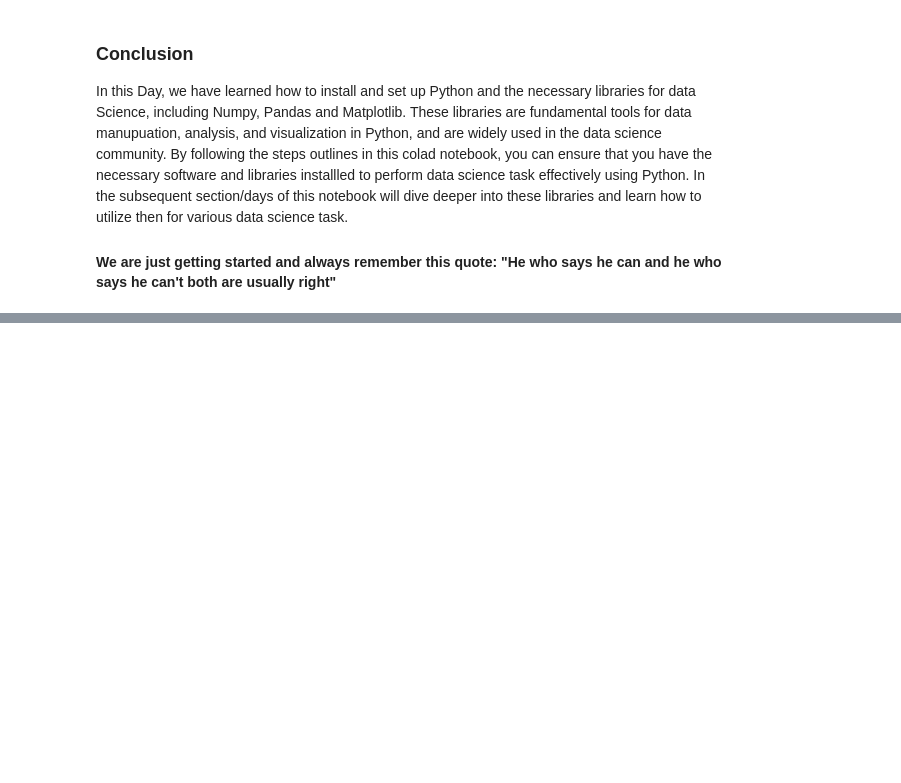
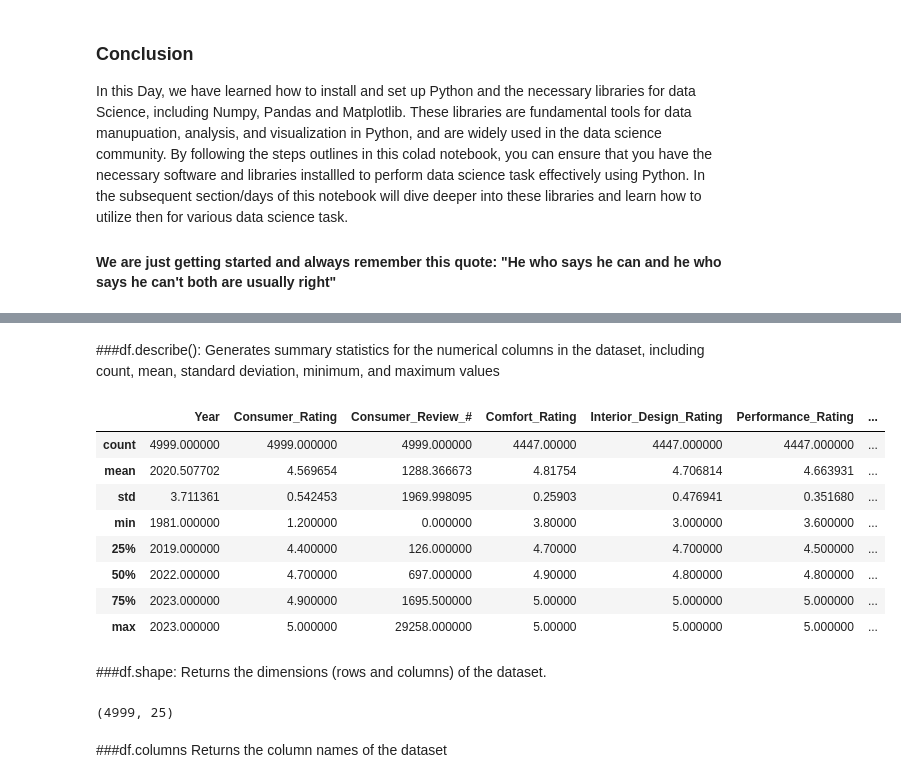
Before and after one commit to chaidosa/100-days-of-DS, a Jupyter notebook: Day_1_to_5.ipynb, the cells around one changed output, grey strips where cells are left out. Drawn from its saved outputs; the diff is of its cells as text; code cells hidden in the pictures; blank space fills up the shorter version.

```diff
--- a/Day_1_to_5.ipynb
+++ b/Day_1_to_5.ipynb
@@ -75,0 +59,5 @@ In this Day, we have learned how to install and set up Python and the necessary
+# %%
+import pandas as pd
+
+df = pd.read_csv('honda_sell_data.csv')
+# here we are using honda sell data which can be downloaded from https://www.kaggle.com/datasets/omartorres25/honda-data?select=honda_sell_data.csv
@@ -75,0 +100,25 @@ In this Day, we have learned how to install and set up Python and the necessary
+# %% [markdown]
+###df.describe():
+Generates summary statistics for the numerical columns in the dataset, including count, mean, standard deviation, minimum, and maximum values
+# %%
+df.describe()
+# %% [output]
+|  | Year | Consumer_Rating | Consumer_Review_# | Comfort_Rating | Interior_Design_Rating | Performance_Rating | ... |
+| count | 4999.000000 | 4999.000000 | 4999.000000 | 4447.00000 | 4447.000000 | 4447.000000 | ... |
+| mean | 2020.507702 | 4.569654 | 1288.366673 | 4.81754 | 4.706814 | 4.663931 | ... |
+| std | 3.711361 | 0.542453 | 1969.998095 | 0.25903 | 0.476941 | 0.351680 | ... |
+| min | 1981.000000 | 1.200000 | 0.000000 | 3.80000 | 3.000000 | 3.600000 | ... |
+| 25% | 2019.000000 | 4.400000 | 126.000000 | 4.70000 | 4.700000 | 4.500000 | ... |
+| 50% | 2022.000000 | 4.700000 | 697.000000 | 4.90000 | 4.800000 | 4.800000 | ... |
+| 75% | 2023.000000 | 4.900000 | 1695.500000 | 5.00000 | 5.000000 | 5.000000 | ... |
+| max | 2023.000000 | 5.000000 | 29258.000000 | 5.00000 | 5.000000 | 5.000000 | ... |
+# %% [markdown]
+###df.shape:
+ Returns the dimensions (rows and columns) of the dataset.
+# %%
+df.shape
+# %% [output]
+(4999, 25)
+# %% [markdown]
+###df.columns
+Returns the column names of the dataset
```
Also changed, not shown: parts of 14 cells of this notebook.
